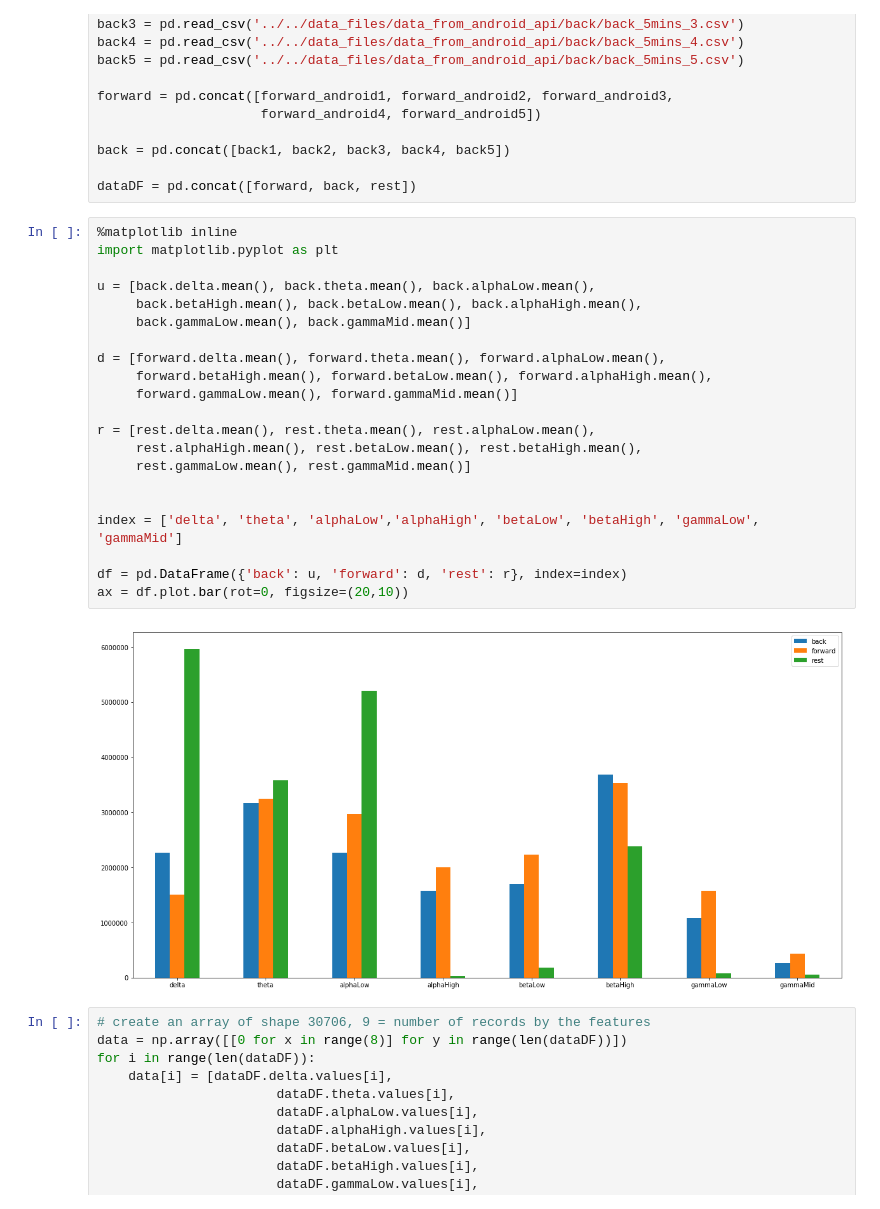
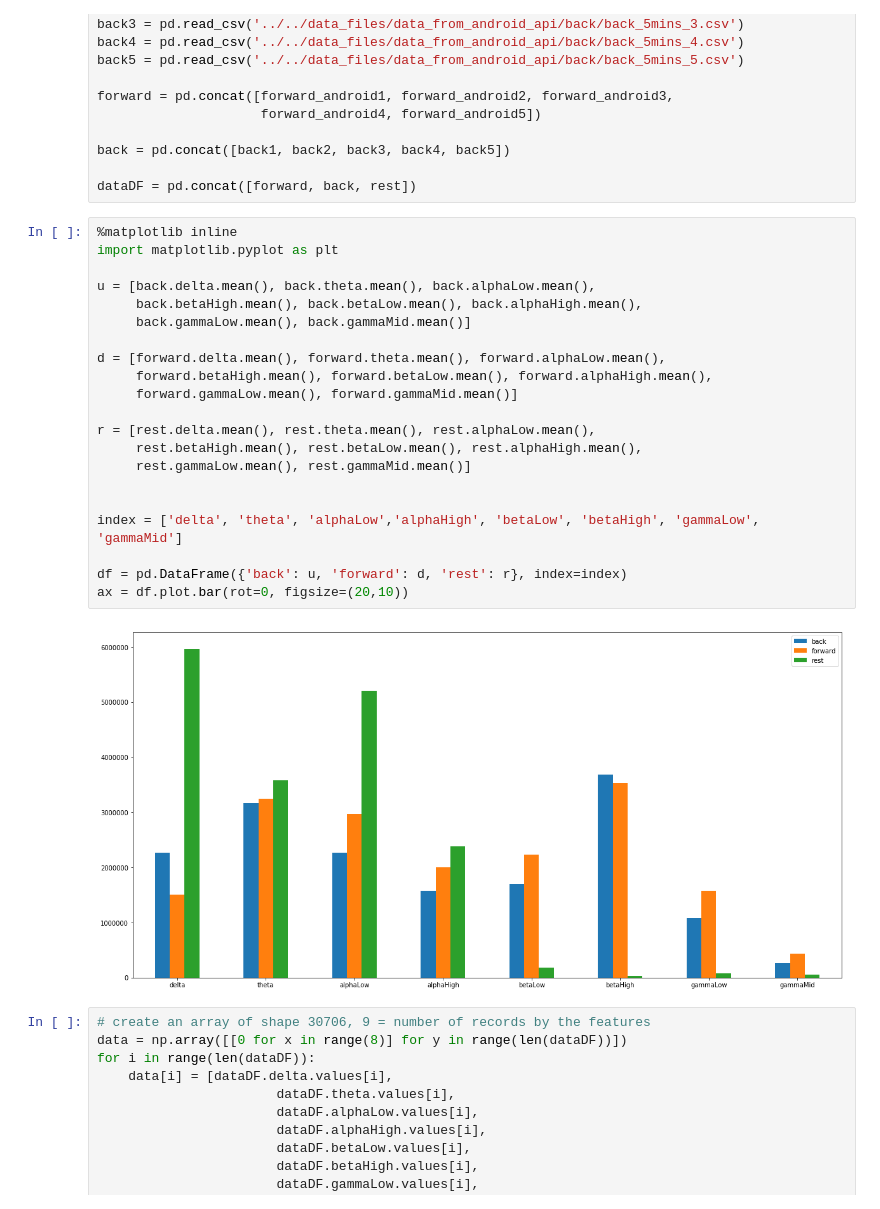
Before and after one commit to D-M-Moriarty/EEG_FYP, a Jupyter notebook: notebooks/android_api_notebooks/back, forward and rest comparison - MOMENT OF TRUTH.ipynb, the cells around one changed output. Drawn from its saved outputs; the diff is of its cells as text.

```diff
--- a/notebooks/android_api_notebooks/back, forward and rest comparison - MOMENT OF TRUTH.ipynb
+++ b/notebooks/android_api_notebooks/back, forward and rest comparison - MOMENT OF TRUTH.ipynb
@@ -32,26 +32,26 @@ dataDF = pd.concat([forward, back, rest])
 # %%
 %matplotlib inline
 import matplotlib.pyplot as plt
 
 u = [back.delta.mean(), back.theta.mean(), back.alphaLow.mean(),
      back.betaHigh.mean(), back.betaLow.mean(), back.alphaHigh.mean(),
      back.gammaLow.mean(), back.gammaMid.mean()]
 
 d = [forward.delta.mean(), forward.theta.mean(), forward.alphaLow.mean(),
      forward.betaHigh.mean(), forward.betaLow.mean(), forward.alphaHigh.mean(),
      forward.gammaLow.mean(), forward.gammaMid.mean()]
 
 r = [rest.delta.mean(), rest.theta.mean(), rest.alphaLow.mean(),
-     rest.alphaHigh.mean(), rest.betaLow.mean(), rest.betaHigh.mean(),
+     rest.betaHigh.mean(), rest.betaLow.mean(), rest.alphaHigh.mean(),
      rest.gammaLow.mean(), rest.gammaMid.mean()]
 
 
 index = ['delta', 'theta', 'alphaLow','alphaHigh', 'betaLow', 'betaHigh', 'gammaLow', 'gammaMid']
 
 df = pd.DataFrame({'back': u, 'forward': d, 'rest': r}, index=index)
 ax = df.plot.bar(rot=0, figsize=(20,10))
 # %% [output]
-[figure, old version]
+[figure, new version]
 # %%
 # create an array of shape 30706, 9 = number of records by the features
 data = np.array([[0 for x in range(8)] for y in range(len(dataDF))])
```
Also changed, not shown: parts of 11 cells of this notebook, 24 other files.
